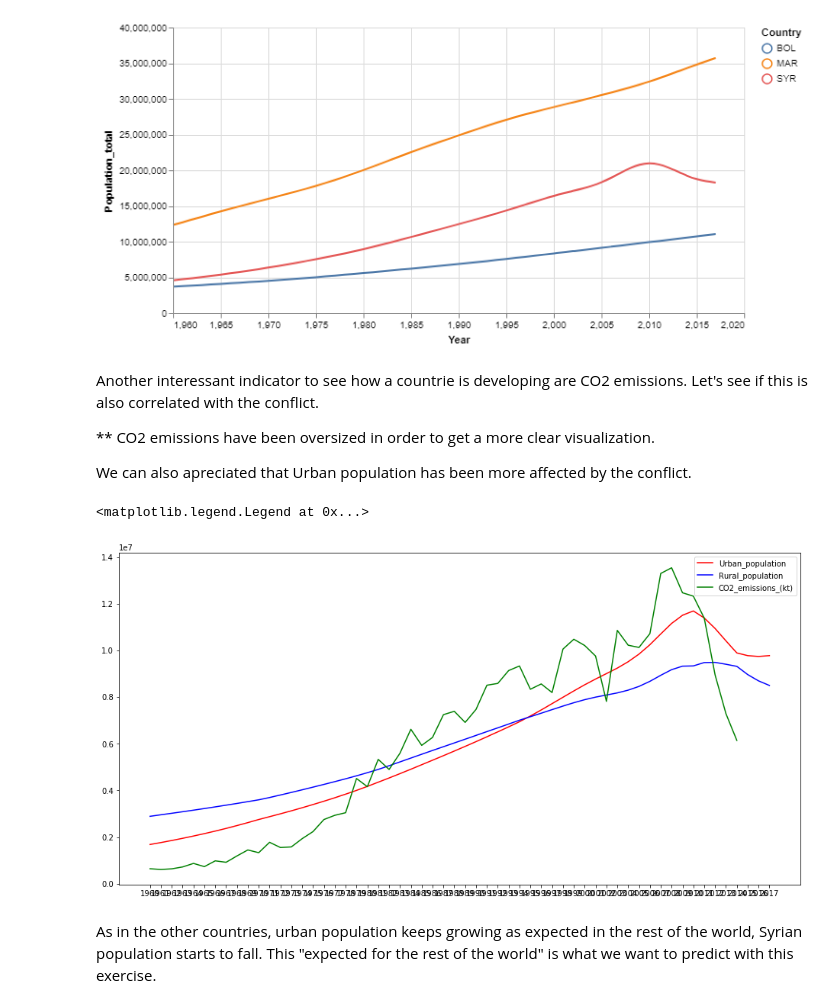
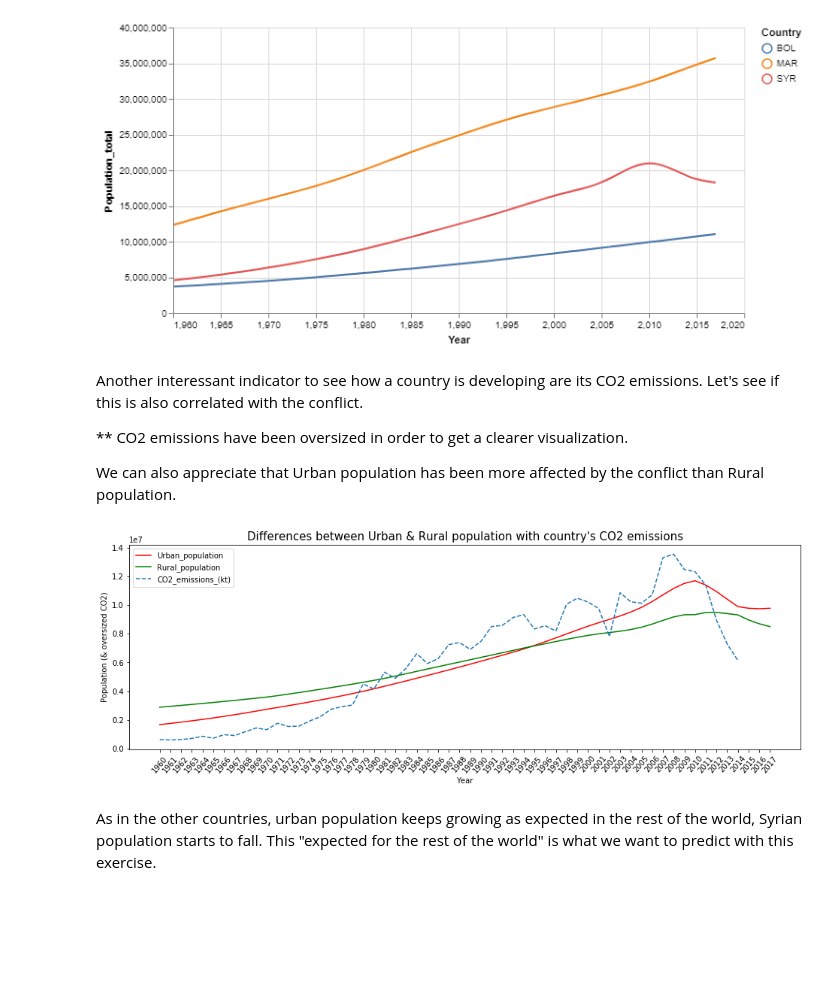
Before and after one commit to VicenteMolina/what-would-have-happened-if, a Jupyter notebook: Data_treatment.ipynb, the cells around one changed output. Cells and saved outputs as stored; diff of their text form; code cells hidden in the pictures; blank space fills up the shorter version.

```diff
--- a/Data_treatment.ipynb
+++ b/Data_treatment.ipynb
@@ -190,20 +196,25 @@ alt.layer(line, selectors, points, rules, text, data=df, width=600, height=300)
 # %% [markdown]
 
 
-Another interessant indicator to see how a countrie is developing are CO2 emissions. Let's see if this is also correlated with the conflict.
+Another interessant indicator to see how a country is developing are its CO2 emissions. Let's see if this is also correlated with the conflict.
 
-** CO2 emissions have been oversized in order to get a more clear visualization.
+** CO2 emissions have been oversized in order to get a clearer visualization.
 
-We can also apreciated that Urban population has been more affected by the conflict.
+We can also appreciate that Urban population has been more affected by the conflict than Rural population.
 # %%
-plt.figure(figsize=(16,8))
+plt.figure(figsize=(16,5))
 plt.plot(df_syria["Urban_population"], c="r")
-plt.plot(df_syria["Rural_population"], c="b")
-plt.plot(df_syria["CO2_emissions_(kt)"]*200, c="g")
+plt.plot(df_syria["Rural_population"], c="g")
+plt.plot(df_syria["CO2_emissions_(kt)"]*200, "--")
+plt.xticks(rotation=50)
+plt.title("Differences between Urban & Rural population with country's CO2 emissions", fontsize = 15)
 plt.legend()
+plt.ylabel("Population (& oversized CO2)")
+plt.xlabel("Year")
+
+plt.show()
 # %% [output]
-<matplotlib.legend.Legend at 0x...>
-[figure, old version]
+[figure, new version]
 # %% [markdown]
 As in the other countries, urban population keeps growing as expected in the rest of the world, Syrian population starts to fall. This "expected for the rest of the world" is what we want to predict with this exercise.
 # %%
```
Also changed, not shown: parts of 24 cells of this notebook.
